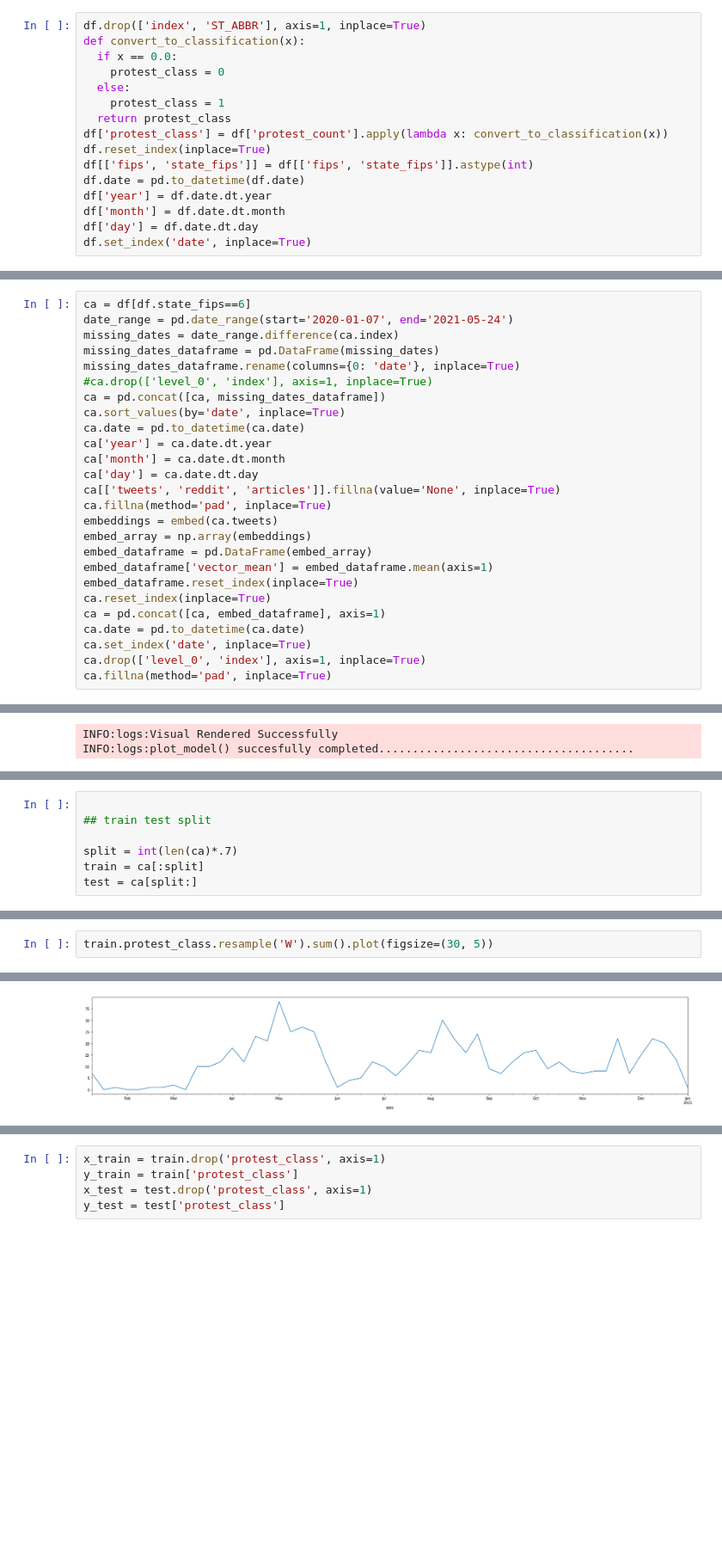
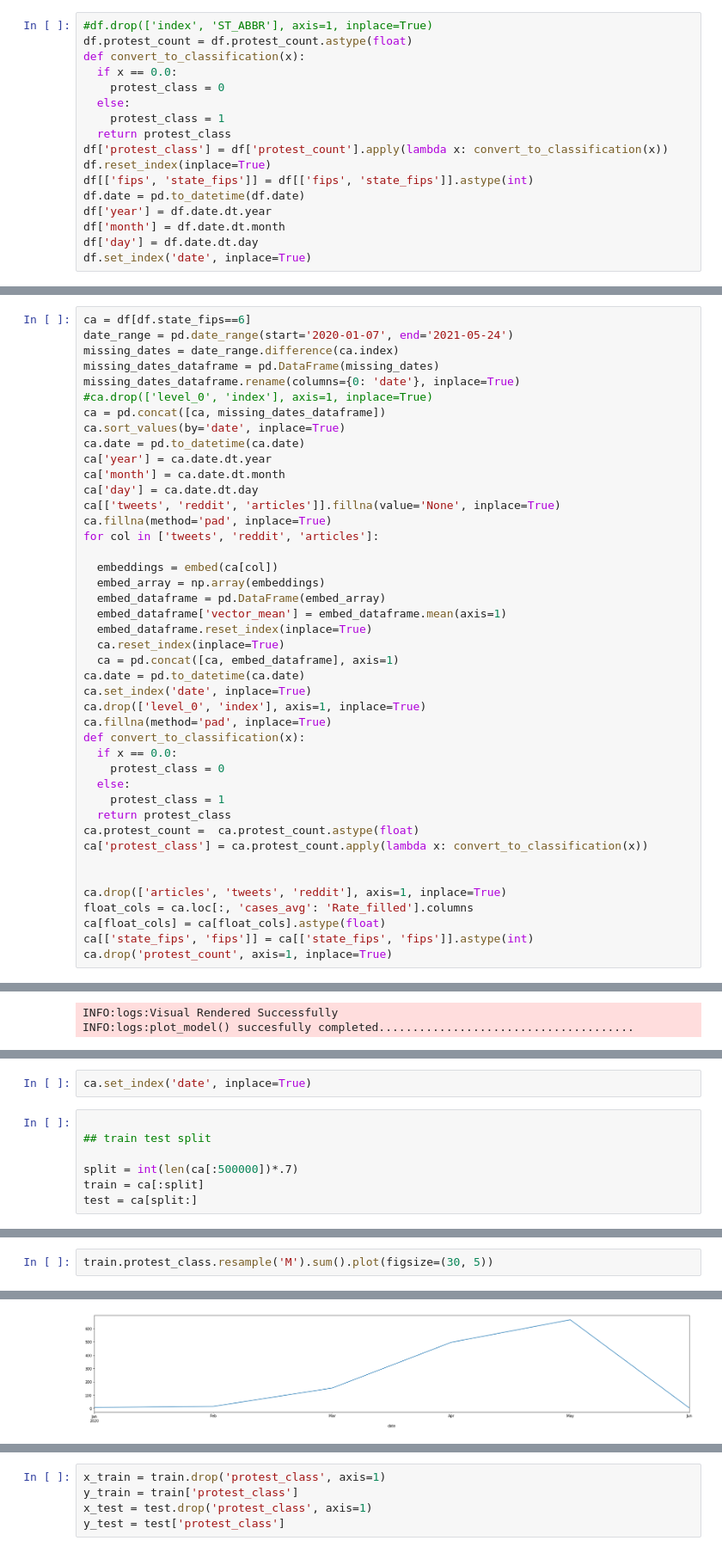
Before and after one commit to AschHarwood/social_unrest, a Jupyter notebook: social_unrest_timeseries_v4_10_25.ipynb, the cells around one changed output, grey strips where cells are left out. Shown at 86% size. Drawn from its saved outputs; the diff is of its cells as text; blank space fills up the shorter version.

```diff
--- a/social_unrest_timeseries_v4_10_25.ipynb
+++ b/social_unrest_timeseries_v4_10_25.ipynb
@@ -189,7 +126,8 @@ Steps
 - PCA
 - then to PYcaret or some other time series model
 # %%
-df.drop(['index', 'ST_ABBR'], axis=1, inplace=True)
+#df.drop(['index', 'ST_ABBR'], axis=1, inplace=True)
+df.protest_count = df.protest_count.astype(float)
 def convert_to_classification(x):
   if x == 0.0:
     protest_class = 0
@@ -230,17 +297,34 @@ ca['month'] = ca.date.dt.month
 ca['day'] = ca.date.dt.day
 ca[['tweets', 'reddit', 'articles']].fillna(value='None', inplace=True)
 ca.fillna(method='pad', inplace=True)
-embeddings = embed(ca.tweets)
-embed_array = np.array(embeddings)
-embed_dataframe = pd.DataFrame(embed_array)
-embed_dataframe['vector_mean'] = embed_dataframe.mean(axis=1)
-embed_dataframe.reset_index(inplace=True)
-ca.reset_index(inplace=True)
-ca = pd.concat([ca, embed_dataframe], axis=1)
+for col in ['tweets', 'reddit', 'articles']:
+
+  embeddings = embed(ca[col])
+  embed_array = np.array(embeddings)
+  embed_dataframe = pd.DataFrame(embed_array)
+  embed_dataframe['vector_mean'] = embed_dataframe.mean(axis=1)
+  embed_dataframe.reset_index(inplace=True)
+  ca.reset_index(inplace=True)
+  ca = pd.concat([ca, embed_dataframe], axis=1)
 ca.date = pd.to_datetime(ca.date)
 ca.set_index('date', inplace=True)
 ca.drop(['level_0', 'index'], axis=1, inplace=True)
 ca.fillna(method='pad', inplace=True)
+def convert_to_classification(x):
+  if x == 0.0:
+    protest_class = 0
+  else:
+    protest_class = 1
+  return protest_class
+ca.protest_count =  ca.protest_count.astype(float)
+ca['protest_class'] = ca.protest_count.apply(lambda x: convert_to_classification(x))
+
+
+ca.drop(['articles', 'tweets', 'reddit'], axis=1, inplace=True)
+float_cols = ca.loc[:, 'cases_avg': 'Rate_filled'].columns
+ca[float_cols] = ca[float_cols].astype(float)
+ca[['state_fips', 'fips']] = ca[['state_fips', 'fips']].astype(int)
+ca.drop('protest_count', axis=1, inplace=True)
 # %% [output]
 A value is trying to be set on a copy of a slice from a DataFrame
 
@@ -414,7 +472,9 @@ INFO:logs:plot_model() succesfully completed....................................
+# %%
+ca.set_index('date', inplace=True)
 # %%
 
 ## train test split
 
-split = int(len(ca)*.7)
+split = int(len(ca[:500000])*.7)
 train = ca[:split]
 test = ca[split:]
@@ -421,6 +487,6 @@ test = ca[split:]
 # %%
-train.protest_class.resample('W').sum().plot(figsize=(30, 5))
+train.protest_class.resample('M').sum().plot(figsize=(30, 5))
 # %% [output]
 <matplotlib.axes._subplots.AxesSubplot at 0x...>
-[figure, old version]
+[figure, new version]
 # %%
```
Also changed, not shown: parts of 199 cells of this notebook.
